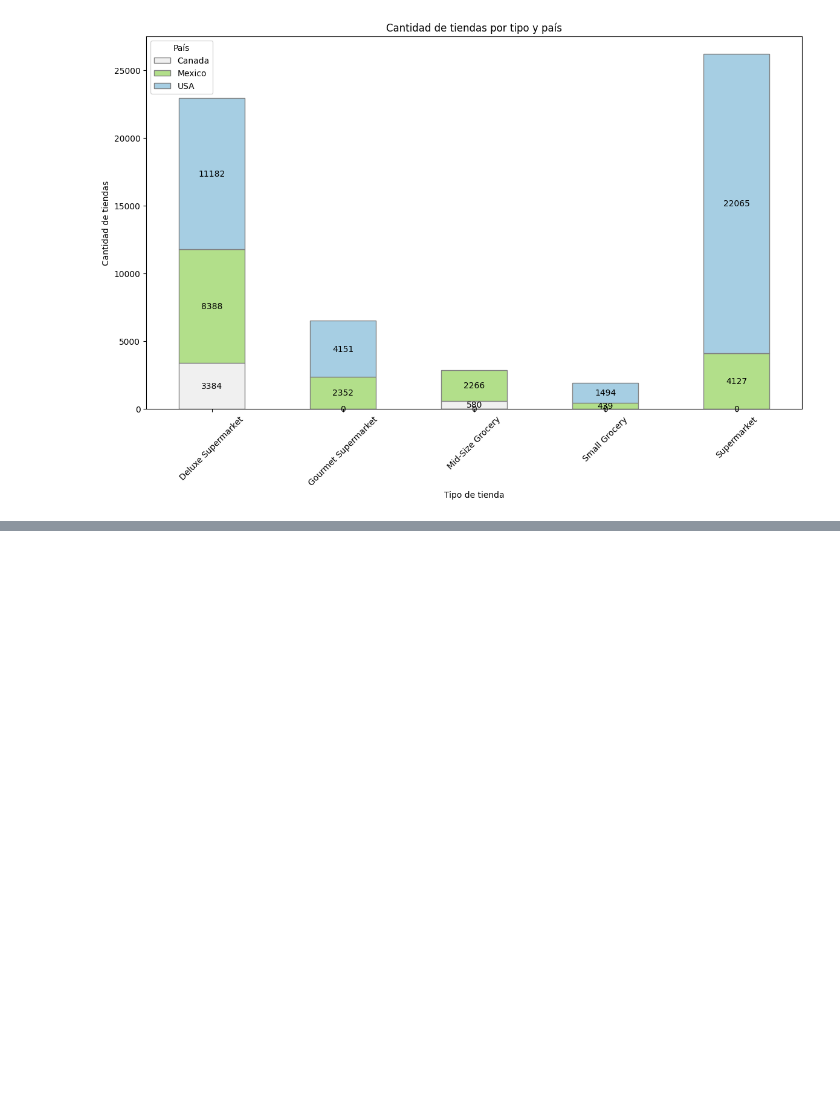
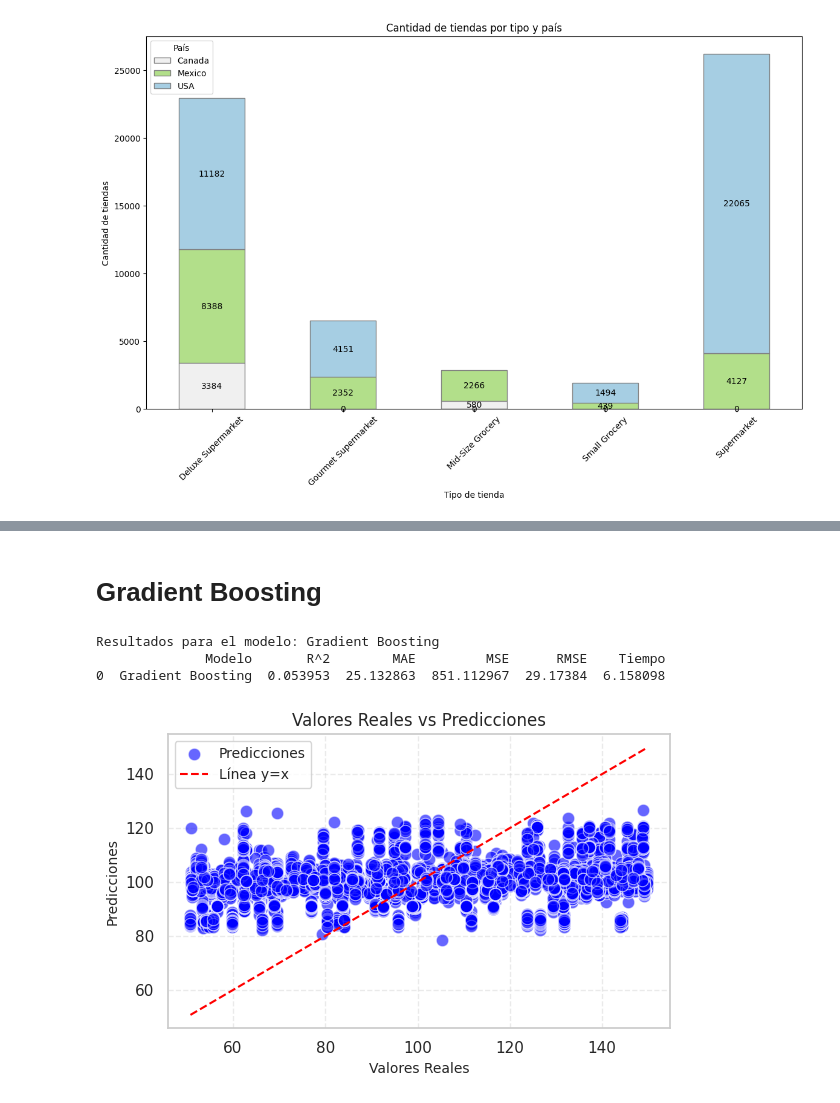
Before and after one commit to FedeSalvemini/ARCHIVOS-DA, a Jupyter notebook: Dataset_Salvemini.ipynb, the cells around one changed output, grey strips where cells are left out. Saved outputs shown, nothing was run; the diff lists cells and outputs as text; code cells hidden in the pictures; blank space fills up the shorter version.

```diff
--- a/Dataset_Salvemini.ipynb
+++ b/Dataset_Salvemini.ipynb
@@ -439,0 +682,16 @@ Si bien es correcto decir que USA es el pais con mas tiendas dentro de la muestr
+# %% [markdown]
+# **Gradient Boosting**
+# %%
+modelo = GradientBoostingRegressor(
+    n_estimators=100,
+    learning_rate=0.1,
+    max_depth=3,
+    random_state=semilla
+)
+# %%
+entrenar_modelo(modelo, 'Gradient Boosting', X_train, y_train, X_test, y_test)
+# %% [output]
+Resultados para el modelo: Gradient Boosting
+              Modelo       R^2        MAE         MSE      RMSE    Tiempo
+0  Gradient Boosting  0.053953  25.132863  851.112967  29.17384  6.158098
+[figure, added]
```
Also changed, not shown: parts of 40 cells of this notebook.
